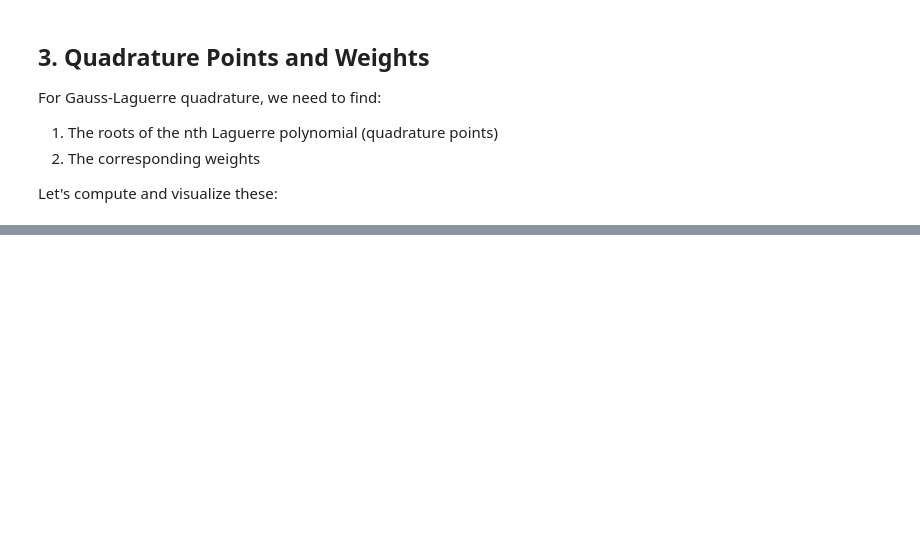
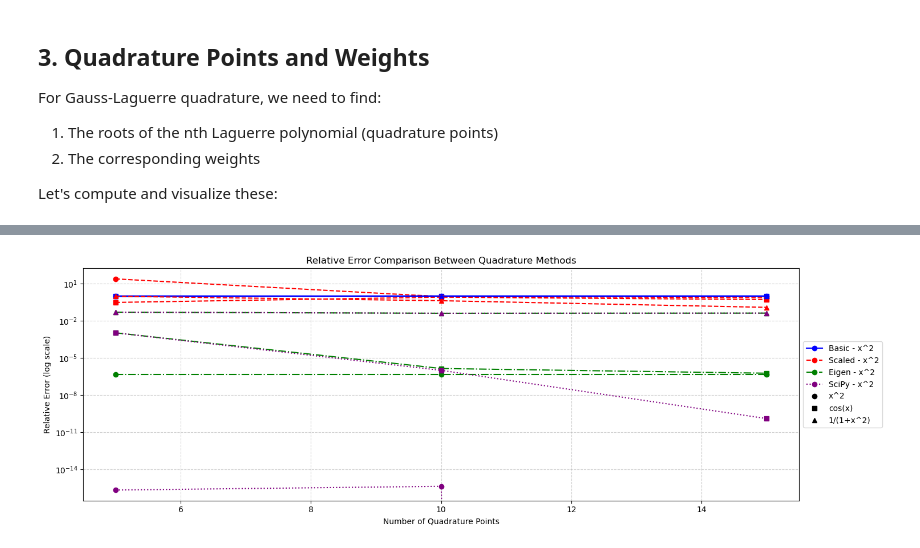
Before and after one commit to SugoiKitsune/Gaussian_Quadrature, a Jupyter notebook: notebooks/gaussian_quadrature_theory.ipynb, the cells around one changed output, grey strips where cells are left out. Saved outputs shown, nothing was run; the diff lists cells and outputs as text; code cells hidden in the pictures; blank space fills up the shorter version.

```diff
--- a/notebooks/gaussian_quadrature_theory.ipynb
+++ b/notebooks/gaussian_quadrature_theory.ipynb
@@ -1509,0 +1813,10 @@ fig.show()
+# %%
+# Run the verification
+verification_results = verify_against_scipy([5, 10, 15])
+
+# Display results as a formatted table
+display(verification_results[['Function', 'Points', 'Exact',
+                             'Basic Result', 'Basic Rel. Error',
+                             'Scaled Result', 'Scaled Rel. Error',
+                             'Eigen Result', 'Eigen Rel. Error',
+                             'SciPy Result', 'SciPy Rel. Error']])
@@ -1509,0 +1834,43 @@ fig.show()
+# %%
+# Plot the relative errors to visualize convergence
+def plot_verification_errors():
+    plt.figure(figsize=(15, 5))
+
+    # Set up different markers for different functions
+    markers = {'x^2': 'o', 'cos(x)': 's', '1/(1+x^2)': '^'}
+    colors = {'Basic': 'blue', 'Scaled': 'red', 'Eigen': 'green', 'SciPy': 'purple'}
+
+    for func_name in test_functions.keys():
+        func_data = verification_results[verification_results['Function'] == func_name]
+
+        plt.semilogy(func_data['Points'], func_data['Basic Rel. Error'],
+                   marker=markers[func_name], linestyle='-', color=colors['Basic'],
+                   label=f'Basic - {func_name}' if func_name == 'x^2' else "")
+
+        plt.semilogy(func_data['Points'], func_data['Scaled Rel. Error'],
+                   marker=markers[func_name], linestyle='--', color=colors['Scaled'],
+                   label=f'Scaled - {func_name}' if func_name == 'x^2' else "")
+
+        plt.semilogy(func_data['Points'], func_data['Eigen Rel. Error'],
+                   marker=markers[func_name], linestyle='-.', color=colors['Eigen'],
+                   label=f'Eigen - {func_name}' if func_name == 'x^2' else "")
+
+        plt.semilogy(func_data['Points'], func_data['SciPy Rel. Error'],
+                   marker=markers[func_name], linestyle=':', color=colors['SciPy'],
+                   label=f'SciPy - {func_name}' if func_name == 'x^2' else "")
+
+    # Add markers for each function in legend
+    for func_name, marker in markers.items():
+        plt.plot([], [], marker=marker, linestyle='', color='black', label=func_name)
+
+    plt.xlabel('Number of Quadrature Points')
+    plt.ylabel('Relative Error (log scale)')
+    plt.title('Relative Error Comparison Between Quadrature Methods')
+    plt.grid(True, which='both', linestyle='--', alpha=0.6)
+    plt.legend(loc='center left', bbox_to_anchor=(1, 0.5))
+    plt.tight_layout()
+    plt.show()
+
+plot_verification_errors()
+# %% [output]
+[figure, added]
```
Also changed, not shown: parts of 85 cells of this notebook, 4 other files.
